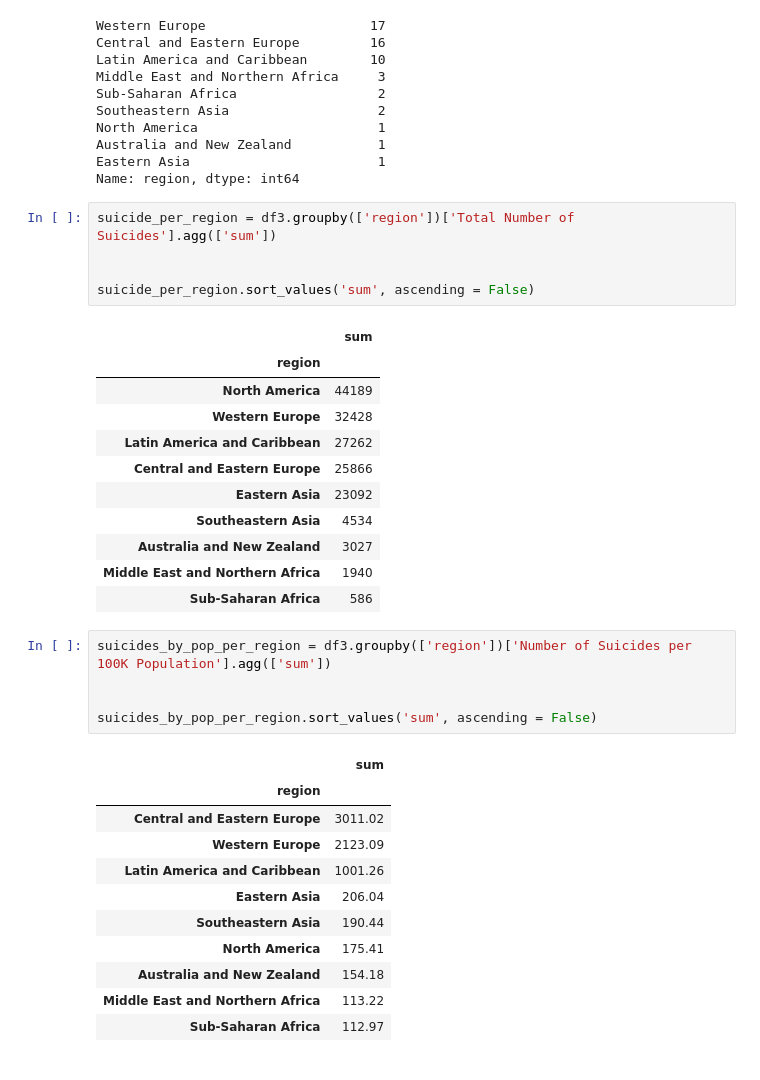
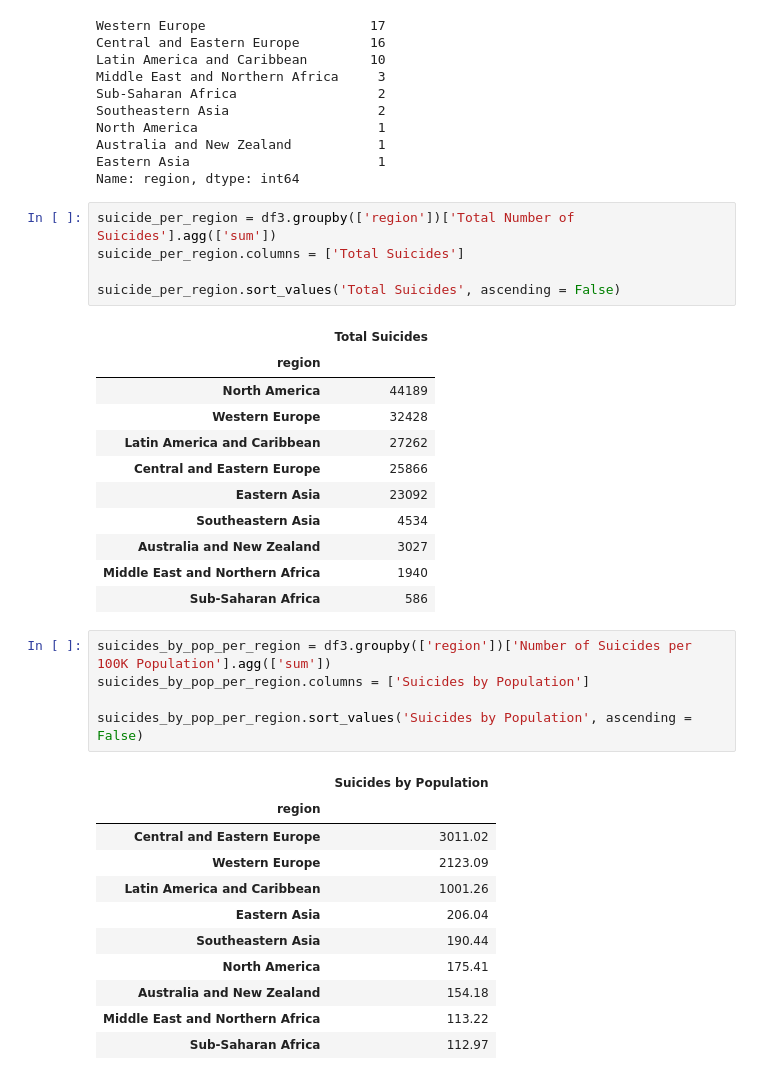
Before and after one commit to jsabastian/group-project_1, a Jupyter notebook: Individual_Code/Christina/00_Base_Code-CLee.ipynb, the cells around one changed output. Saved outputs shown, nothing was run; the diff lists cells and outputs as text.

```diff
--- a/Individual_Code/Christina/00_Base_Code-CLee.ipynb
+++ b/Individual_Code/Christina/00_Base_Code-CLee.ipynb
@@ -40,11 +40,11 @@ Eastern Asia                        1
 Name: region, dtype: int64
 # %%
 suicide_per_region = df3.groupby(['region'])['Total Number of Suicides'].agg(['sum'])
+suicide_per_region.columns = ['Total Suicides']
 
-
-suicide_per_region.sort_values('sum', ascending = False)
+suicide_per_region.sort_values('Total Suicides', ascending = False)
 # %% [output]
-|  | sum |
+|  | Total Suicides |
 | region |  |
 | North America | 44189 |
 | Western Europe | 32428 |
@@ -57,11 +57,11 @@ suicide_per_region.sort_values('sum', ascending = False)
 | Sub-Saharan Africa | 586 |
 # %%
 suicides_by_pop_per_region = df3.groupby(['region'])['Number of Suicides per 100K Population'].agg(['sum'])
+suicides_by_pop_per_region.columns = ['Suicides by Population']
 
-
-suicides_by_pop_per_region.sort_values('sum', ascending = False)
+suicides_by_pop_per_region.sort_values('Suicides by Population', ascending = False)
 # %% [output]
-|  | sum |
+|  | Suicides by Population |
 | region |  |
 | Central and Eastern Europe | 3011.02 |
 | Western Europe | 2123.09 |
```
Also changed, not shown: parts of 6 cells of this notebook.
